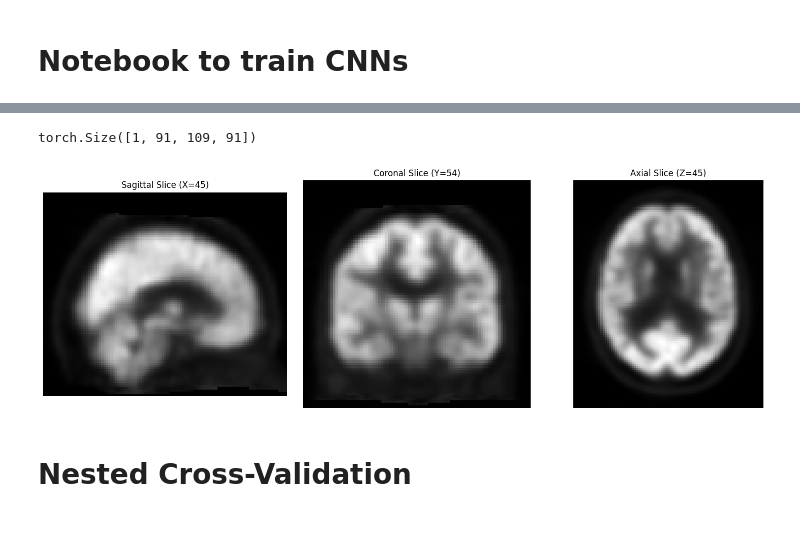
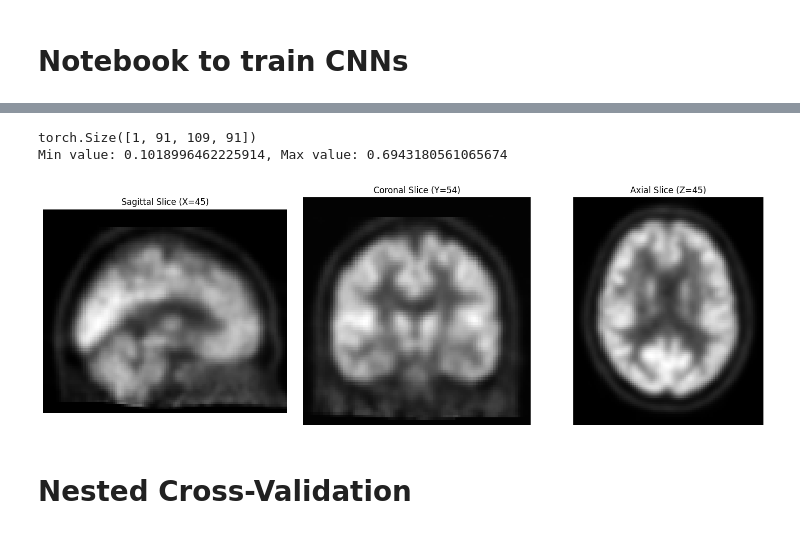
Before and after one commit to diogommiranda/Guiding-ViTs-attention-with-domain-knowledge-for-AD, a Jupyter notebook: code/cnn_torch.ipynb, the cells around one changed output, grey strips where cells are left out. Cells and saved outputs as stored; diff of their text form; code cells hidden in the pictures.

```diff
--- a/code/cnn_torch.ipynb
+++ b/code/cnn_torch.ipynb
@@ -101,15 +106,19 @@ Scanning /home/diogommiranda/tese/datasets/mni_reg_CV/smci_pmci/test...
 # %%
 # Verify data with a test sample
-i = 2
+i = 1
 for data, label in test_data:
     view_image_data(data[i])
     #data[i] = torch.flip(data[i], dims=[3])
     #view_image_data(data[i])
     print(data[i].shape)
+    max_val = data[i].max()
+    min_val = data[i].min()
+    print(f"Min value: {min_val}, Max value: {max_val}")
     break
 # %% [output]
 torch.Size([1, 91, 109, 91])
+Min value: 0.1018996462225914, Max value: 0.6943180561065674
-[figure, old version]
+[figure, new version]
 # %% [markdown]
 # Nested Cross-Validation
 # %%
```
Also changed, not shown: parts of 10 cells of this notebook, 9 other files.
